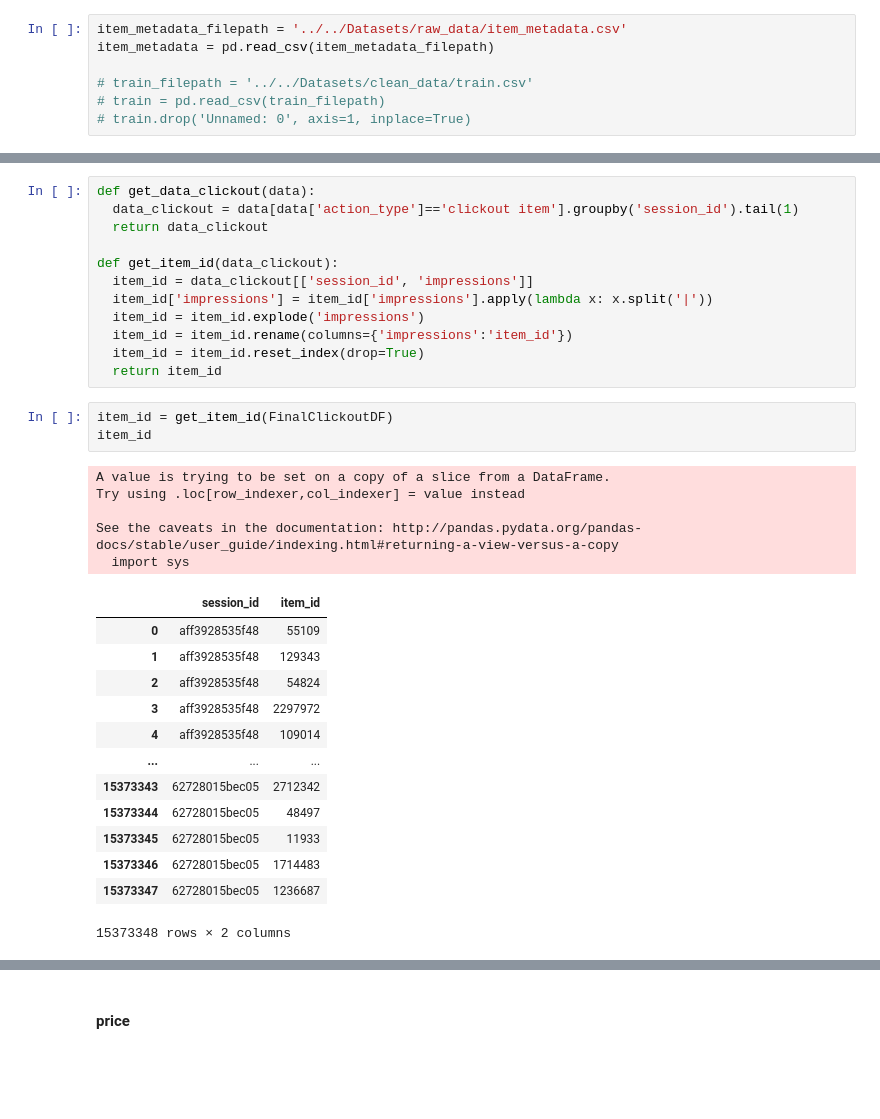
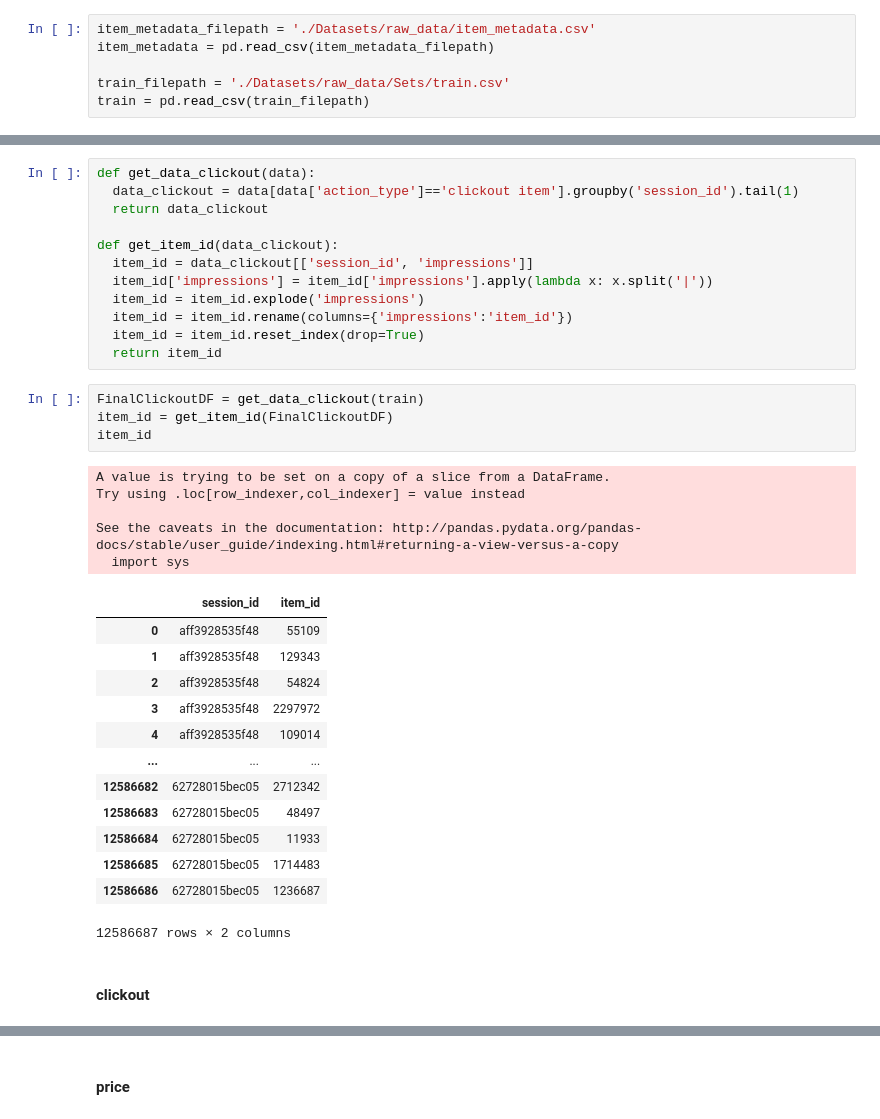
Before and after one commit to ZeyadSabbah/TrivagoRecommenderSystem, a Jupyter notebook: TrivagoFeatureEngineering.ipynb, the cells around one changed output, grey strips where cells are left out. Cells and saved outputs as stored; diff of their text form; blank space fills up the shorter version.

```diff
--- a/TrivagoFeatureEngineering.ipynb
+++ b/TrivagoFeatureEngineering.ipynb
@@ -39,7 +37,6 @@ from sklearn.preprocessing import MultiLabelBinarizer
 # %%
-item_metadata_filepath = '../../Datasets/raw_data/item_metadata.csv'
+item_metadata_filepath = './Datasets/raw_data/item_metadata.csv'
 item_metadata = pd.read_csv(item_metadata_filepath)
 
-# train_filepath = '../../Datasets/clean_data/train.csv'
-# train = pd.read_csv(train_filepath)
-# train.drop('Unnamed: 0', axis=1, inplace=True)
+train_filepath = './Datasets/raw_data/Sets/train.csv'
+train = pd.read_csv(train_filepath)
@@ -504,24 +495,27 @@ def get_item_id(data_clickout):
   item_id = item_id.reset_index(drop=True)
   return item_id
 # %%
+FinalClickoutDF = get_data_clickout(train)
 item_id = get_item_id(FinalClickoutDF)
 item_id
 # %% [output]
 A value is trying to be set on a copy of a slice from a DataFrame.
 Try using .loc[row_indexer,col_indexer] = value instead
 
 See the caveats in the documentation: http://pandas.pydata.org/pandas-docs/stable/user_guide/indexing.html#returning-a-view-versus-a-copy
   import sys
 |  | session_id | item_id |
 | 0 | aff3928535f48 | 55109 |
 | 1 | aff3928535f48 | 129343 |
 | 2 | aff3928535f48 | 54824 |
 | 3 | aff3928535f48 | 2297972 |
 | 4 | aff3928535f48 | 109014 |
 | ... | ... | ... |
-| 15373343 | 62728015bec05 | 2712342 |
-| 15373344 | 62728015bec05 | 48497 |
-| 15373345 | 62728015bec05 | 11933 |
-| 15373346 | 62728015bec05 | 1714483 |
-| 15373347 | 62728015bec05 | 1236687 |
+| 12586682 | 62728015bec05 | 2712342 |
+| 12586683 | 62728015bec05 | 48497 |
+| 12586684 | 62728015bec05 | 11933 |
+| 12586685 | 62728015bec05 | 1714483 |
+| 12586686 | 62728015bec05 | 1236687 |
-15373348 rows × 2 columns
+12586687 rows × 2 columns
+# %% [markdown]
+#### clickout
```
Also changed, not shown: parts of 69 cells of this notebook.
